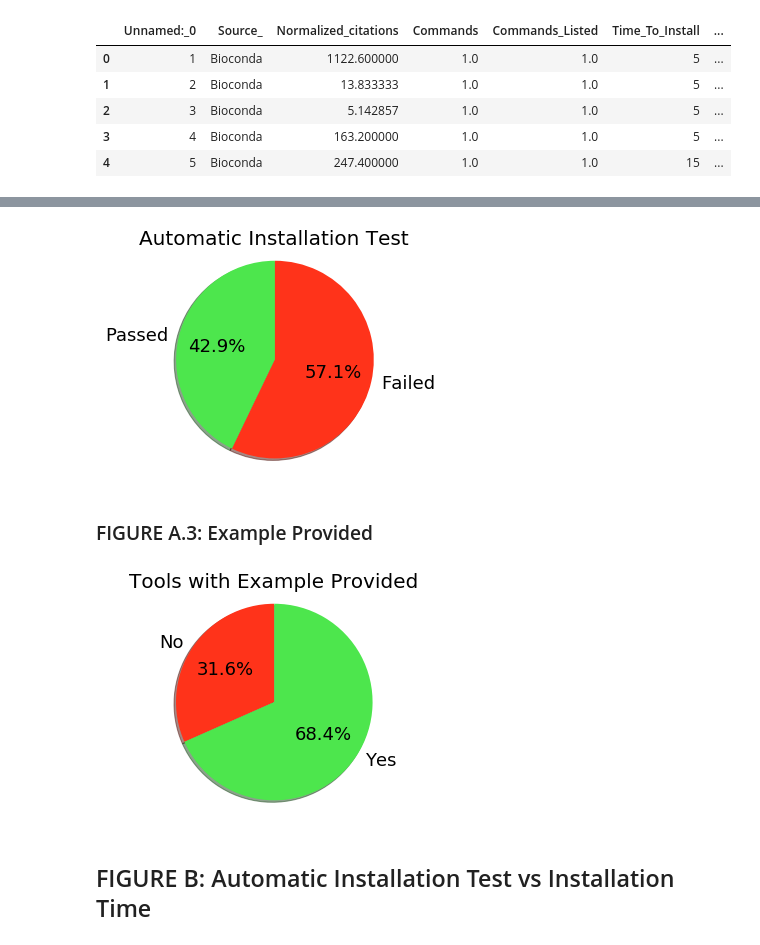
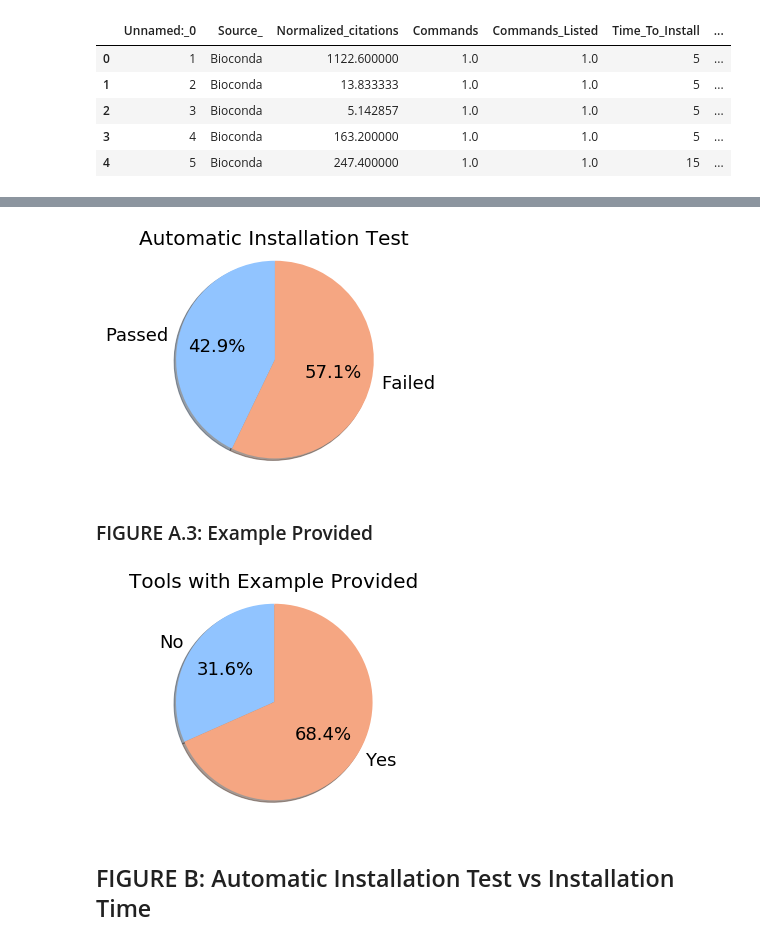
Before and after one commit to smangul1/good.software, a Jupyter notebook: analysis/Figure2.ipynb, the cells around one changed output, grey strips where cells are left out. Saved outputs shown, nothing was run; the diff lists cells and outputs as text; code cells hidden in the pictures.

Commit message:
Figures updates to be more colorblind-friendly (resolves #2)

```diff
--- a/analysis/Figure2.ipynb
+++ b/analysis/Figure2.ipynb
@@ -31,10 +31,10 @@ def my_star(p_value):
         return "None"
 # %%
 class my_colors:
-    red = (1.0,0.2,0.1)
-    orange = (1.0,0.6,0.2)
-    green = (0.3,0.9,0.3)
-    blue = (0.3,0.7,1.0)
+    red = (0.8,0.,0.13)
+    orange = (0.96,0.65,0.51)
+    green = (0.02,0.44,0.69)
+    blue = (0.57,0.77,1.0)
 
 def simpleaxis(ax):
     ax.spines['top'].set_visible(False)
@@ -336,19 +336,19 @@ fail_status.head()
 # %%
 labels = ['Passed', 'Failed']
 sizes = [len(pass_status.index), len(fail_status.index)]
-values = [my_colors.green, my_colors.red]
+values = [my_colors.blue, my_colors.orange]
 fig1, ax1 = pl.subplots()
 
 # ax1.set_fontsize(18)
 ax1.set_title("Automatic Installation Test", fontsize=20)
 patches, texts, autotexts = ax1.pie(sizes, labels=labels, autopct='%1.1f%%',
         shadow=True, startangle=90, colors = values)
 ax1.axis('equal')  # Equal aspect ratio ensures that pie is drawn as a circle.
 texts[0].set_fontsize(18)
 texts[1].set_fontsize(18)
 pl.savefig('Figure_2_panels/Auto_intallation_pie.pdf')
 # %% [output]
-[figure, old version]
+[figure, new version]
 # %% [markdown]
 ### FIGURE A.3: Example Provided
 # %%
@@ -357,7 +357,7 @@ ex_prov_pie = data.groupby(['Example_Provided',]).size()
 # %%
 labels = ['No', 'Yes']
 sizes = [ex_prov_pie[0], ex_prov_pie[1]]
-values = [my_colors.red, my_colors.green]
+values = [my_colors.blue, my_colors.orange]
 fig1, ax1 = pl.subplots()
 
 # ax1.set_fontsize(18)
@@ -369,7 +369,7 @@ texts[1].set_fontsize(18)
 ax1.axis('equal')  # Equal aspect ratio ensures that pie is drawn as a circle.
 pl.savefig('Figure_2_panels/Example_provided_pie.pdf')
 # %% [output]
-[figure, old version]
+[figure, new version]
 # %% [markdown]
 ## FIGURE B: Automatic Installation Test vs Installation Time
 # %%
```
Also changed, not shown: parts of 13 cells of this notebook, 29 other files.
